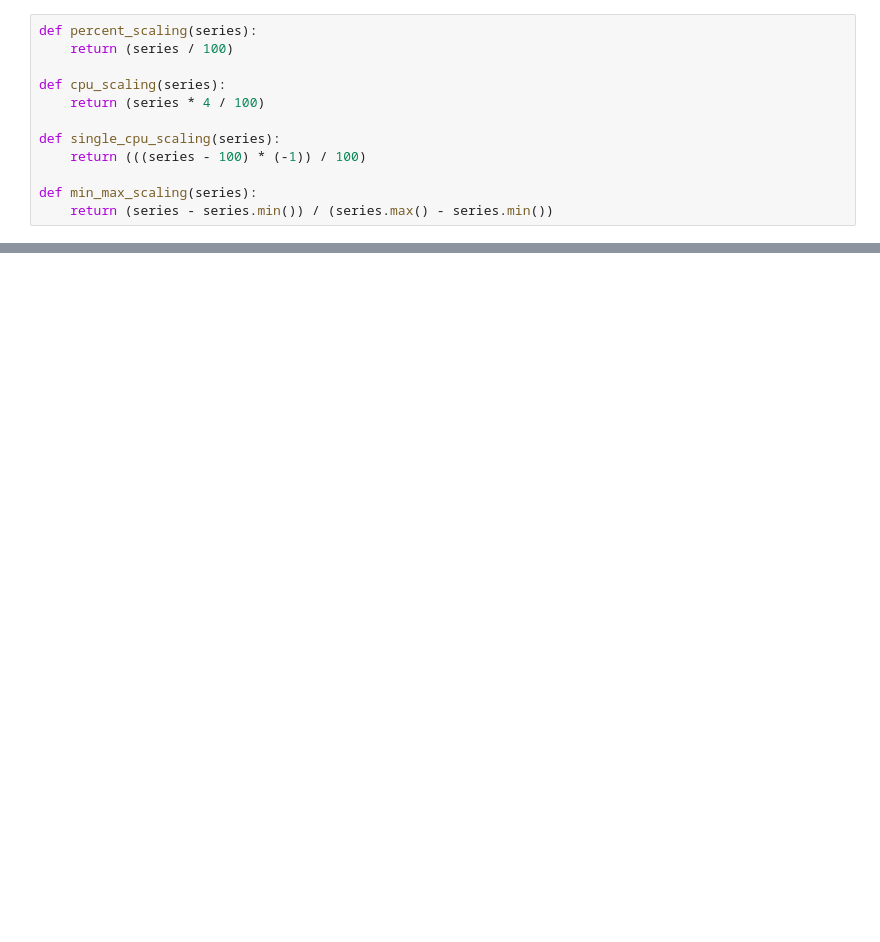
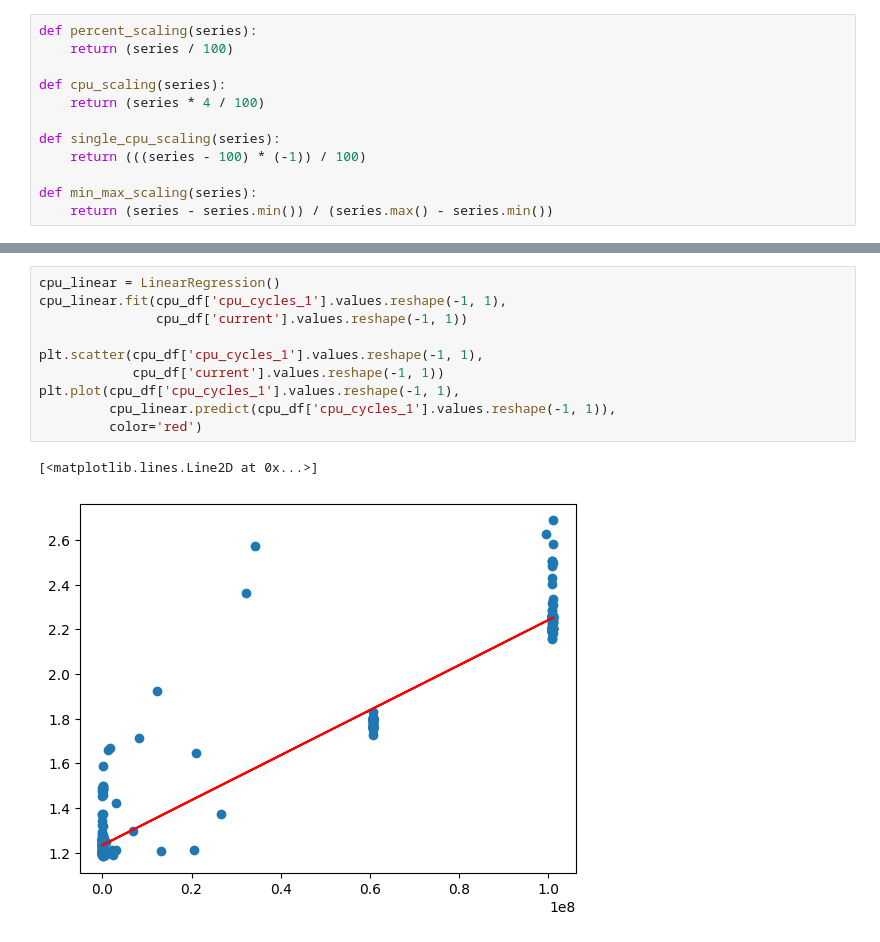
Before and after one commit to radshield/raspi-sel, a Jupyter notebook: analysis/perf_numa.ipynb, the cells around one changed output, grey strips where cells are left out. Saved outputs shown, nothing was run; the diff lists cells and outputs as text; blank space fills up the shorter version.

```diff
--- a/analysis/perf_numa.ipynb
+++ b/analysis/perf_numa.ipynb
@@ -68,5 +71,18 @@ br_miss_rate_avg     -0.698043
 clock_speed           0.977371
 Name: current, dtype: float64
+# %%
+cpu_linear = LinearRegression()
+cpu_linear.fit(cpu_df['cpu_cycles_1'].values.reshape(-1, 1),
+               cpu_df['current'].values.reshape(-1, 1))
+
+plt.scatter(cpu_df['cpu_cycles_1'].values.reshape(-1, 1),
+            cpu_df['current'].values.reshape(-1, 1))
+plt.plot(cpu_df['cpu_cycles_1'].values.reshape(-1, 1),
+         cpu_linear.predict(cpu_df['cpu_cycles_1'].values.reshape(-1, 1)),
+         color='red')
+# %% [output]
+[<matplotlib.lines.Line2D at 0x...>]
+[figure, added]
 # %%
 cpu_df['clock_speed_norm'] = min_max_scaling(cpu_df['clock_speed'])
 cpu_df['freq_1_norm'] = min_max_scaling(cpu_df['freq_1'])
```
Also changed, not shown: parts of 9 cells of this notebook, 2 other files.
